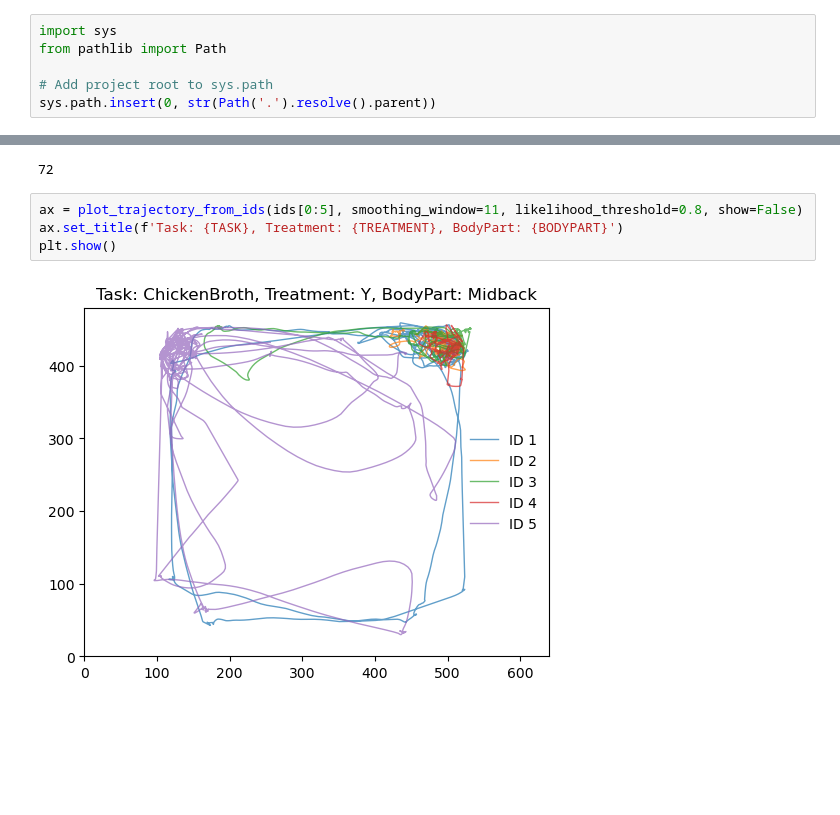
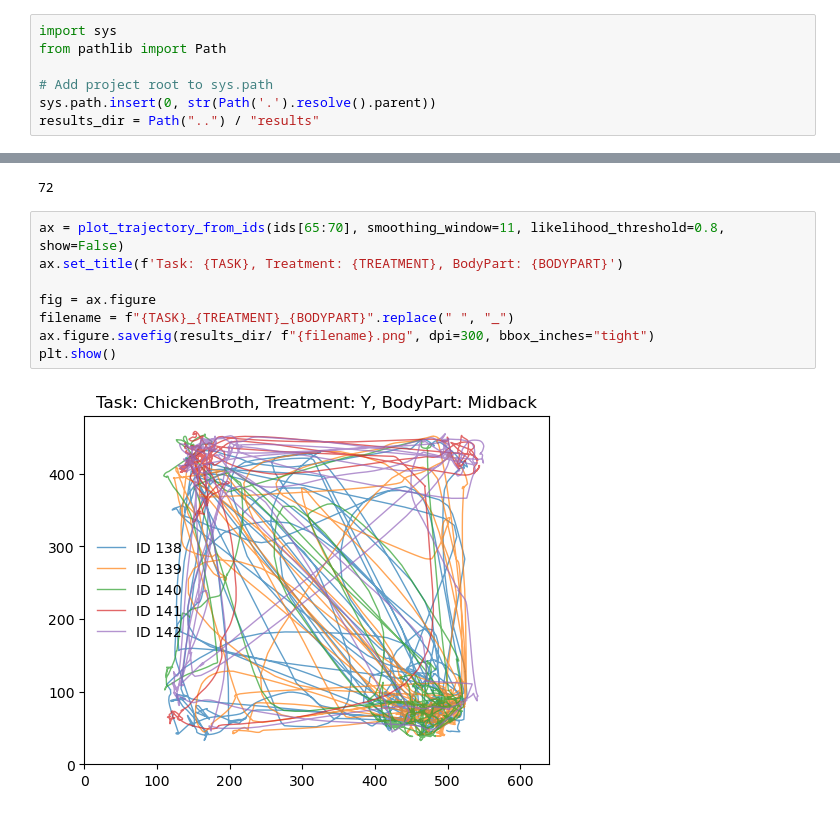
Before and after one commit to atanugiri/dlc-pose-analysis-2026, a Jupyter notebook: notebooks/test.ipynb, the cells around one changed output, grey strips where cells are left out. Drawn from its saved outputs; the diff is of its cells as text; blank space fills up the shorter version.

```diff
--- a/notebooks/test.ipynb
+++ b/notebooks/test.ipynb
@@ -4,6 +4,7 @@ from pathlib import Path
 
 # Add project root to sys.path
 sys.path.insert(0, str(Path('.').resolve().parent))
+results_dir = Path("..") / "results"
 # %%
 import scripts.db.db_utils as db_utils
 from scripts.plots.plot_trajectory import plot_trajectory_from_id, plot_trajectory_from_ids
@@ -25,8 +26,12 @@ print(len(ids))
 # %% [output]
 72
 # %%
-ax = plot_trajectory_from_ids(ids[0:5], smoothing_window=11, likelihood_threshold=0.8, show=False)
+ax = plot_trajectory_from_ids(ids[65:70], smoothing_window=11, likelihood_threshold=0.8, show=False)
 ax.set_title(f'Task: {TASK}, Treatment: {TREATMENT}, BodyPart: {BODYPART}')
+
+fig = ax.figure
+filename = f"{TASK}_{TREATMENT}_{BODYPART}".replace(" ", "_")
+ax.figure.savefig(results_dir/ f"{filename}.png", dpi=300, bbox_inches="tight")
 plt.show()
 # %% [output]
-[figure, old version]
+[figure, new version]
```
Also changed, not shown: 1 other file.
